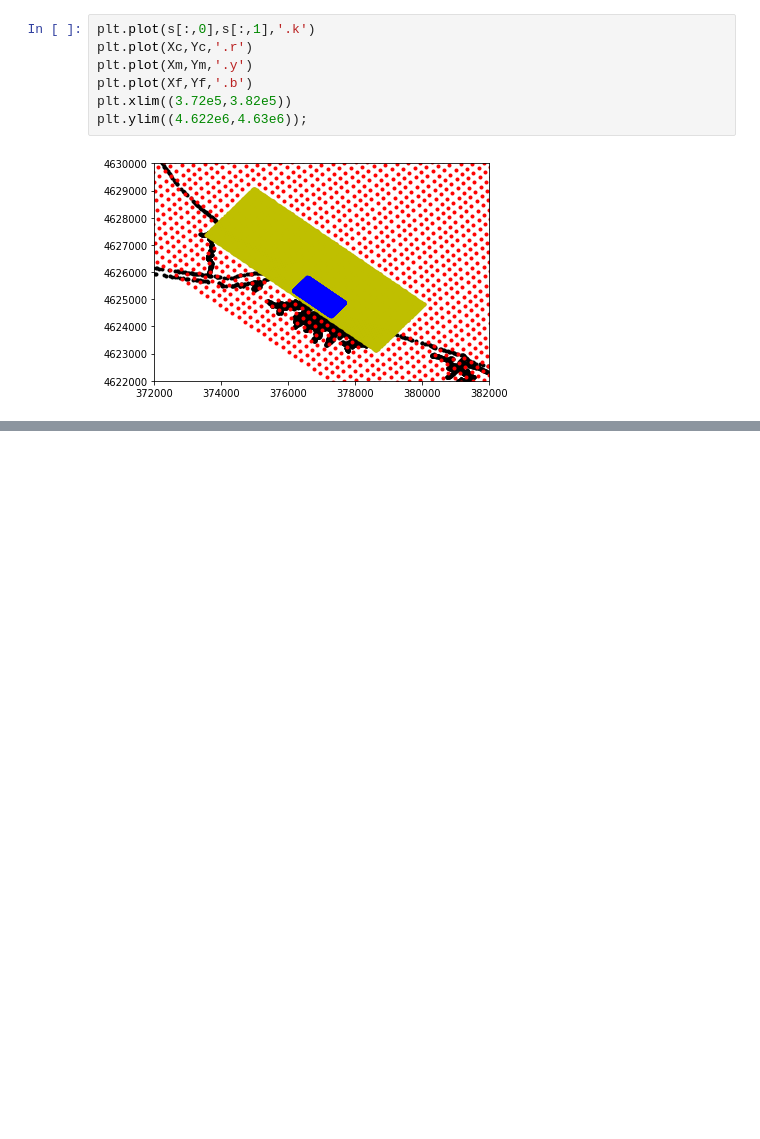
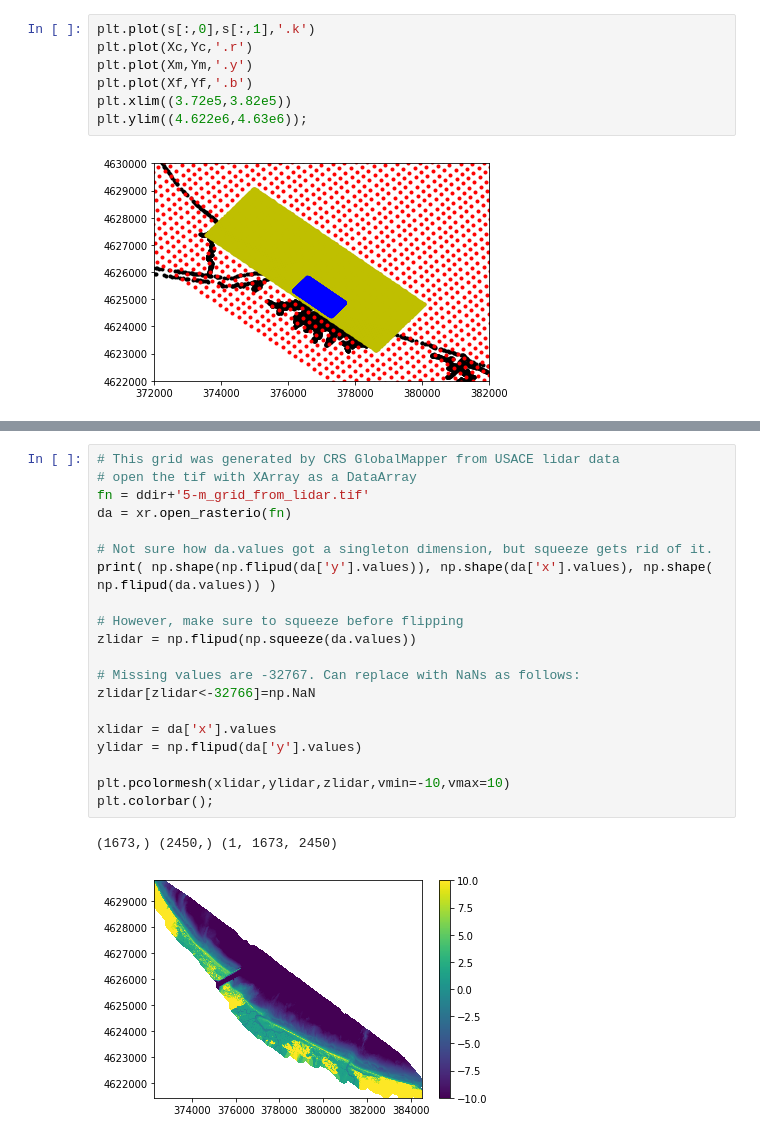
Before and after one commit to csherwood-usgs/CCBay, a Jupyter notebook: CCBay_grid_v1.ipynb, the cells around one changed output, grey strips where cells are left out. Saved outputs shown, nothing was run; the diff lists cells and outputs as text; blank space fills up the shorter version.

```diff
--- a/CCBay_grid_v1.ipynb
+++ b/CCBay_grid_v1.ipynb
@@ -301,0 +273,23 @@ print(np.shape(values))
+# %%
+# This grid was generated by CRS GlobalMapper from USACE lidar data
+# open the tif with XArray as a DataArray
+fn = ddir+'5-m_grid_from_lidar.tif'
+da = xr.open_rasterio(fn)
+
+# Not sure how da.values got a singleton dimension, but squeeze gets rid of it.
+print( np.shape(np.flipud(da['y'].values)), np.shape(da['x'].values), np.shape( np.flipud(da.values)) )
+
+# However, make sure to squeeze before flipping
+zlidar = np.flipud(np.squeeze(da.values))
+
+# Missing values are -32767. Can replace with NaNs as follows:
+zlidar[zlidar<-32766]=np.NaN
+
+xlidar = da['x'].values
+ylidar = np.flipud(da['y'].values)
+
+plt.pcolormesh(xlidar,ylidar,zlidar,vmin=-10,vmax=10)
+plt.colorbar();
+# %% [output]
+(1673,) (2450,) (1, 1673, 2450)
+[figure, added]
```
Also changed, not shown: parts of 34 cells of this notebook.
